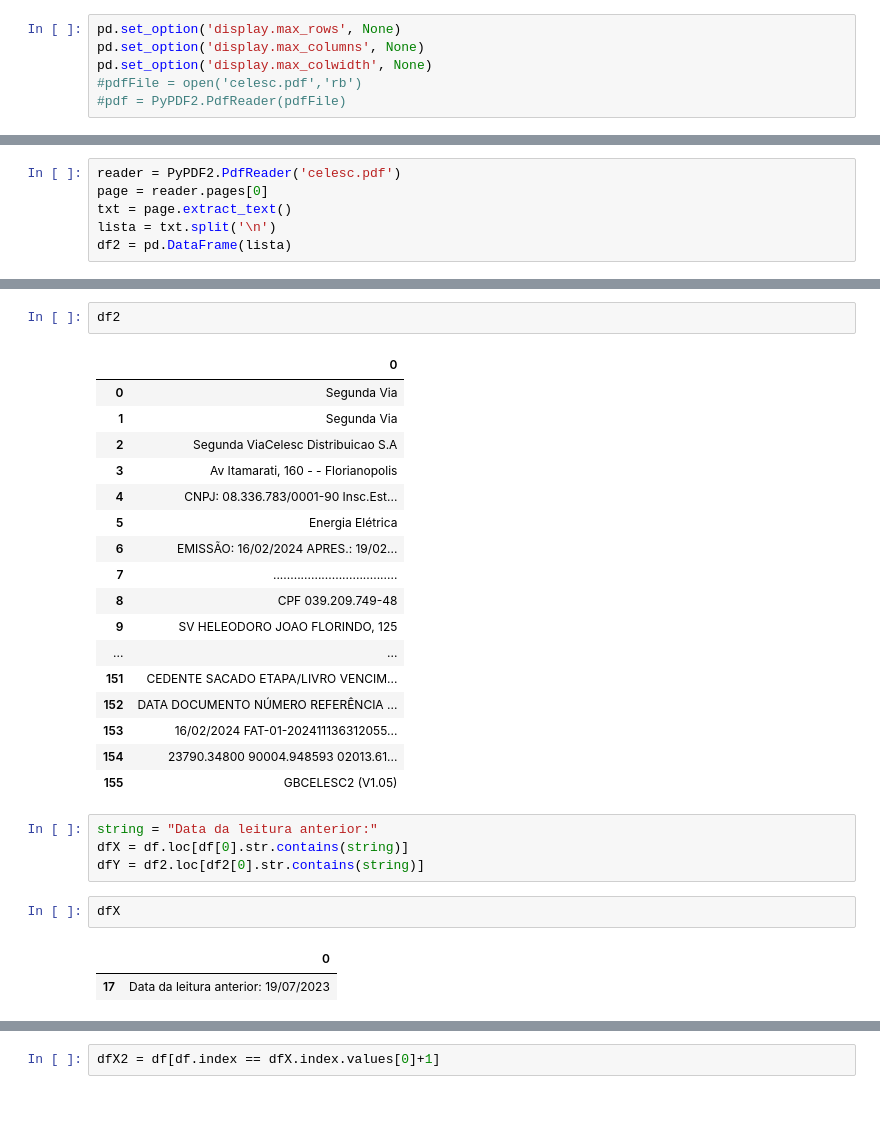
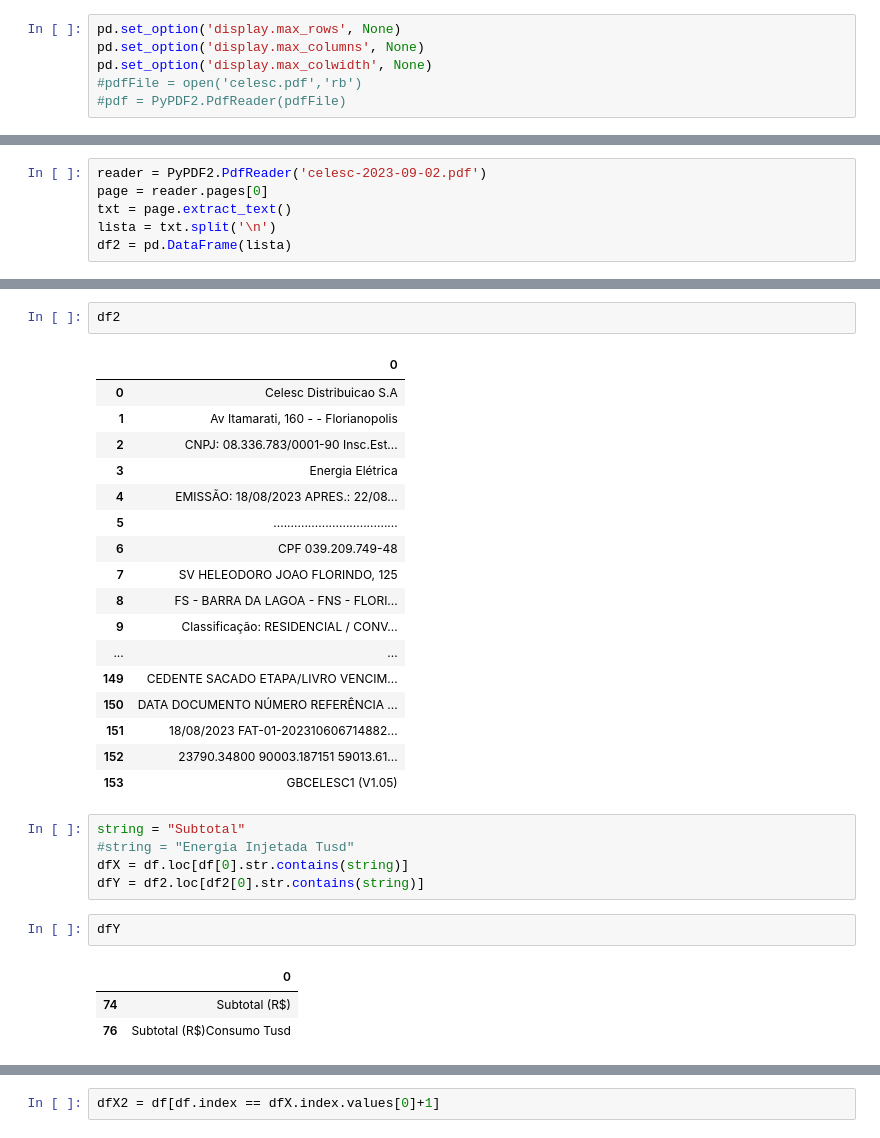
Before and after one commit to thiagopias/celescbill-scanner, a Jupyter notebook: pdf-extractor/PdfExtractor.ipynb, the cells around one changed output, grey strips where cells are left out. Cells and saved outputs as stored; diff of their text form; blank space fills up the shorter version.

```diff
--- a/pdf-extractor/PdfExtractor.ipynb
+++ b/pdf-extractor/PdfExtractor.ipynb
@@ -19,5 +113,5 @@ df = pd.DataFrame(lista)
 # %%
-reader = PyPDF2.PdfReader('celesc.pdf')
+reader = PyPDF2.PdfReader('celesc-2023-09-02.pdf')
 page = reader.pages[0]
 txt = page.extract_text()
 lista = txt.split('\n')
@@ -46,28 +120,30 @@ df
 df2
 # %% [output]
 |  | 0 |
-| 0 | Segunda Via |
-| 1 | Segunda Via |
-| 2 | Segunda ViaCelesc Distribuicao S.A |
-| 3 | Av Itamarati, 160 - - Florianopolis |
-| 4 | CNPJ: 08.336.783/0001-90 Insc.Est... |
-| 5 | Energia Elétrica |
-| 6 | EMISSÃO: 16/02/2024 APRES.: 19/02... |
-| 7 | .................................... |
-| 8 | CPF 039.209.749-48 |
-| 9 | SV HELEODORO JOAO FLORINDO, 125 |
+| 0 | Celesc Distribuicao S.A |
+| 1 | Av Itamarati, 160 - - Florianopolis |
+| 2 | CNPJ: 08.336.783/0001-90 Insc.Est... |
+| 3 | Energia Elétrica |
+| 4 | EMISSÃO: 18/08/2023 APRES.: 22/08... |
+| 5 | .................................... |
+| 6 | CPF 039.209.749-48 |
+| 7 | SV HELEODORO JOAO FLORINDO, 125 |
+| 8 | FS - BARRA DA LAGOA - FNS - FLORI... |
+| 9 | Classificação: RESIDENCIAL / CONV... |
 | ... | ... |
-| 151 | CEDENTE SACADO ETAPA/LIVRO VENCIM... |
-| 152 | DATA DOCUMENTO NÚMERO REFERÊNCIA ... |
-| 153 | 16/02/2024 FAT-01-202411136312055... |
-| 154 | 23790.34800 90004.948593 02013.61... |
-| 155 | GBCELESC2 (V1.05) |
+| 149 | CEDENTE SACADO ETAPA/LIVRO VENCIM... |
+| 150 | DATA DOCUMENTO NÚMERO REFERÊNCIA ... |
+| 151 | 18/08/2023 FAT-01-202310606714882... |
+| 152 | 23790.34800 90003.187151 59013.61... |
+| 153 | GBCELESC1 (V1.05) |
 # %%
-string = "Data da leitura anterior:"
+string = "Subtotal"
+#string = "Energia Injetada Tusd"
 dfX = df.loc[df[0].str.contains(string)]
 dfY = df2.loc[df2[0].str.contains(string)]
 # %%
-dfX
+dfY
 # %% [output]
 |  | 0 |
-| 17 | Data da leitura anterior: 19/07/2023 |
+| 74 | Subtotal (R$) |
+| 76 | Subtotal (R$)Consumo Tusd |
```
Also changed, not shown: parts of 9 cells of this notebook, 40 other files.
